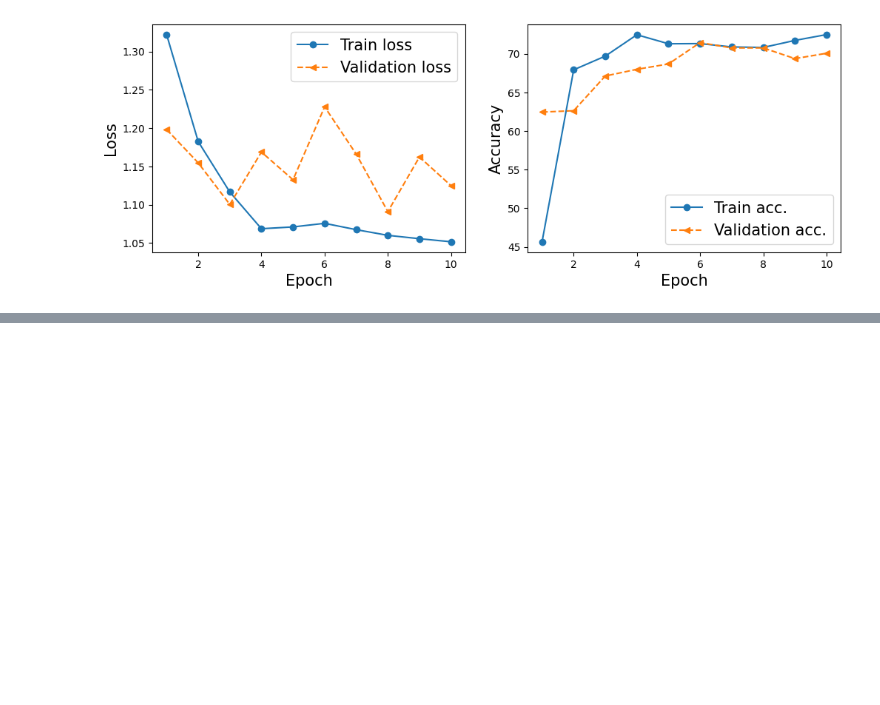
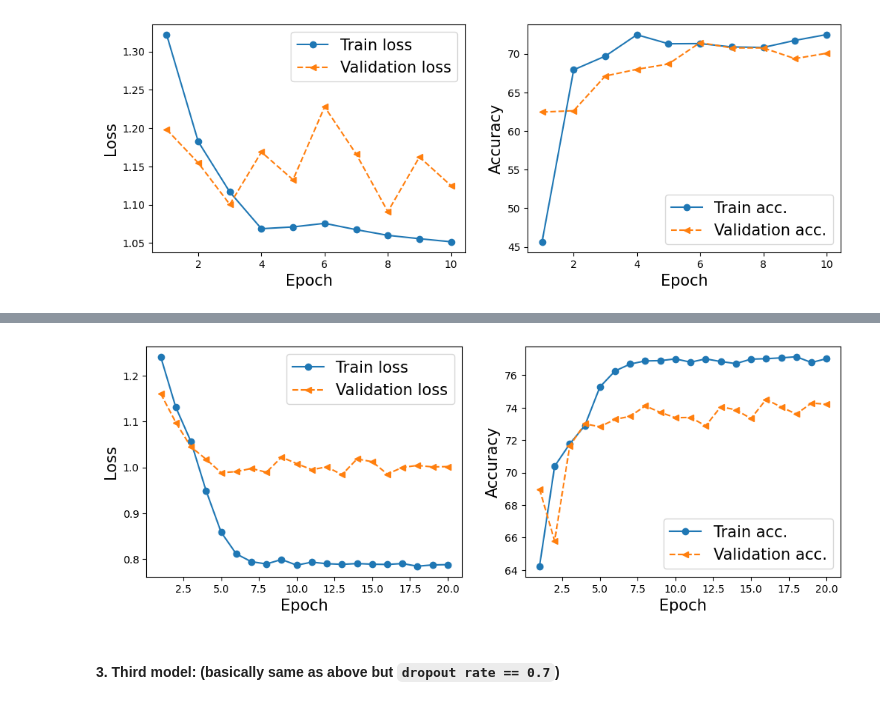
Before and after one commit to EsosaOrumwese/Msc_Research_Project_Multi-Task-Learning_CNN-GRU-biLSTM, a Jupyter notebook: driver_identification_singletask.ipynb, the cells around one changed output, grey strips where cells are left out. Cells and saved outputs as stored; diff of their text form; code cells hidden in the pictures; blank space fills up the shorter version.

```diff
--- a/driver_identification_singletask.ipynb
+++ b/driver_identification_singletask.ipynb
@@ -3306,0 +3398,25 @@ plot_history(hist)
+# %%
+base_dir = './data/feature_maps_labels/'
+np.random.seed(42)
+
+train_datasets = FeatureMapDatasetNORoT(base_dir, mode='train', rescale=False, augment=True)
+val_test_datasets = FeatureMapDatasetNORoT(base_dir, mode='valid', rescale=False, augment=True)
+
+valid_datasets, test_datasets = random_split(val_test_datasets, [0.5, 0.5])
+
+batch_size = 32
+train_dl = DataLoader(train_datasets, batch_size, shuffle=True, num_workers=4)
+valid_dl = DataLoader(valid_datasets, batch_size, shuffle=True, num_workers=4)
+test_dl = DataLoader(test_datasets, batch_size, shuffle=False, num_workers=2)
+# %%
+criterion = nn.CrossEntropyLoss(weight=class_weights)
+model = ResNet50_GRUX(hidden_size=1024, num_layers=2, dropout=0.310168)
+optimizer = optim.Adam(model.parameters(), lr=0.00132603, weight_decay=0.00111036)
+scheduler = optim.lr_scheduler.ExponentialLR(optimizer, gamma=0.304855)
+device = torch.device("cuda" if torch.cuda.is_available() else "cpu")
+
+model = model.to(device)
+# %%
+engine = ResNet50_GRU_engine(model, optimizer, scheduler, criterion, device)
+# %%
+hist = engine.train_validation(train_dl, valid_dl, epochs=20, save_path=None)
@@ -3306,0 +3444,6 @@ plot_history(hist)
+# %%
+plot_history(hist)
+# %% [output]
+[figure, added]
+# %% [markdown]
+#### 3. Third model: (basically same as above but `dropout rate == 0.7`)
```
Also changed, not shown: parts of 55 cells of this notebook.
